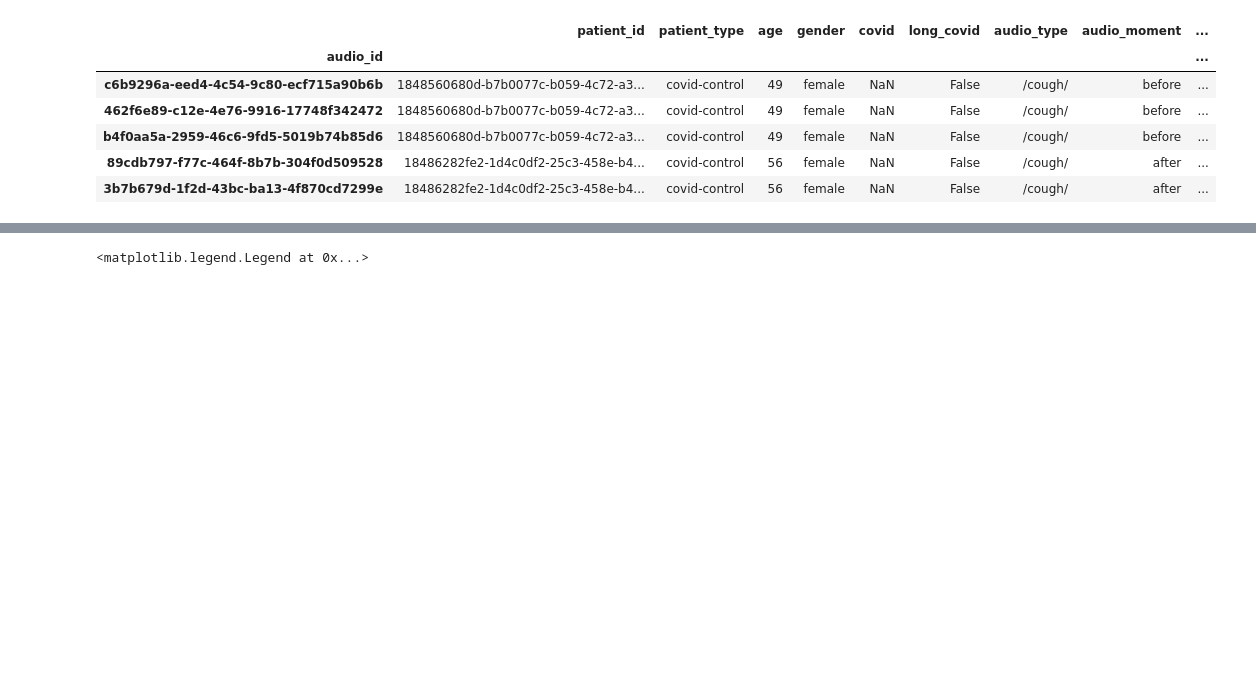
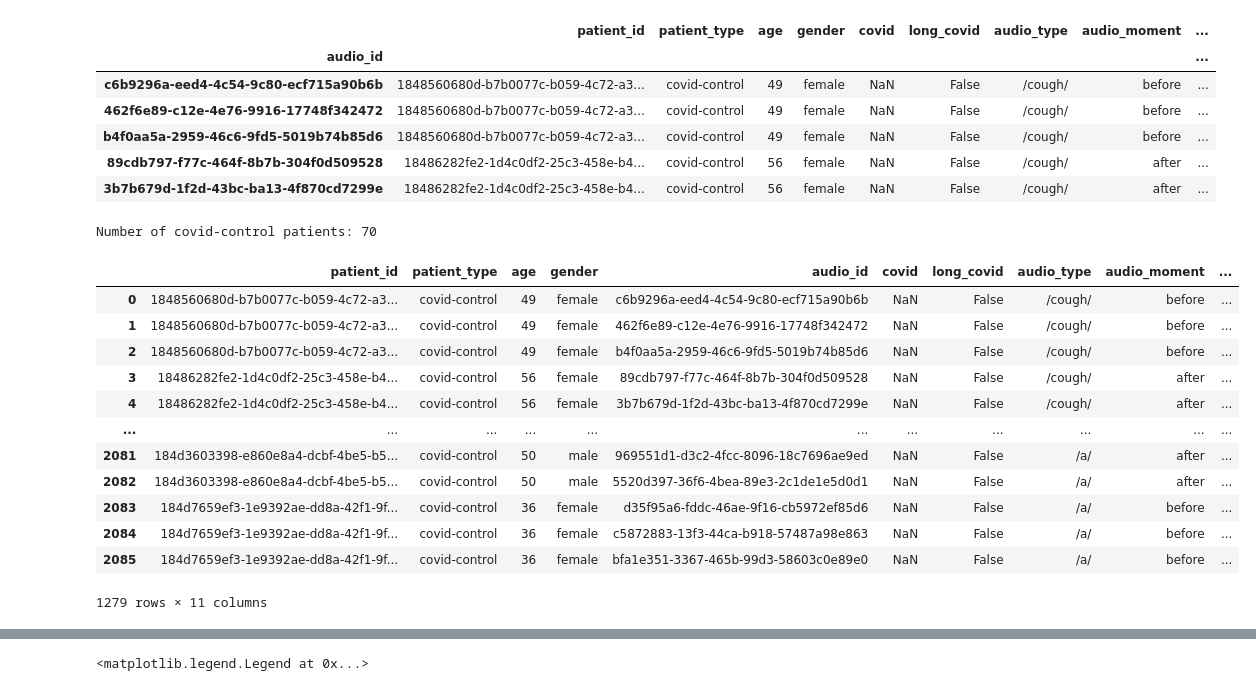
Before and after one commit to JMasr/Coperia_inference, a Jupyter notebook: notebooks/show_coperia_metadata.ipynb, the cells around one changed output, grey strips where cells are left out. Saved outputs shown, nothing was run; the diff lists cells and outputs as text; code cells hidden in the pictures; blank space fills up the shorter version.

```diff
--- a/notebooks/show_coperia_metadata.ipynb
+++ b/notebooks/show_coperia_metadata.ipynb
@@ -12,3 +12,24 @@ coperia_metadata.head()
 | b4f0aa5a-2959-46c6-9fd5-5019b74b85d6 | 1848560680d-b7b0077c-b059-4c72-a3... | covid-control | 49 | female | NaN | False | /cough/ | before | ... |
 | 89cdb797-f77c-464f-8b7b-304f0d509528 | 18486282fe2-1d4c0df2-25c3-458e-b4... | covid-control | 56 | female | NaN | False | /cough/ | after | ... |
 | 3b7b679d-1f2d-43bc-ba13-4f870cd7299e | 18486282fe2-1d4c0df2-25c3-458e-b4... | covid-control | 56 | female | NaN | False | /cough/ | after | ... |
+# %%
+df = coperia_metadata.copy()
+
+covid_control = df[(df['patient_type'] == 'covid-control')]
+print(f'Number of covid-control patients: {covid_control["patient_id"].nunique()}')
+covid_control
+# %% [output]
+Number of covid-control patients: 70
+|  | patient_id | patient_type | age | gender | audio_id | covid | long_covid | audio_type | audio_moment | ... |
+| 0 | 1848560680d-b7b0077c-b059-4c72-a3... | covid-control | 49 | female | c6b9296a-eed4-4c54-9c80-ecf715a90b6b | NaN | False | /cough/ | before | ... |
+| 1 | 1848560680d-b7b0077c-b059-4c72-a3... | covid-control | 49 | female | 462f6e89-c12e-4e76-9916-17748f342472 | NaN | False | /cough/ | before | ... |
+| 2 | 1848560680d-b7b0077c-b059-4c72-a3... | covid-control | 49 | female | b4f0aa5a-2959-46c6-9fd5-5019b74b85d6 | NaN | False | /cough/ | before | ... |
+| 3 | 18486282fe2-1d4c0df2-25c3-458e-b4... | covid-control | 56 | female | 89cdb797-f77c-464f-8b7b-304f0d509528 | NaN | False | /cough/ | after | ... |
+| 4 | 18486282fe2-1d4c0df2-25c3-458e-b4... | covid-control | 56 | female | 3b7b679d-1f2d-43bc-ba13-4f870cd7299e | NaN | False | /cough/ | after | ... |
+| ... | ... | ... | ... | ... | ... | ... | ... | ... | ... | ... |
+| 2081 | 184d3603398-e860e8a4-dcbf-4be5-b5... | covid-control | 50 | male | 969551d1-d3c2-4fcc-8096-18c7696ae9ed | NaN | False | /a/ | after | ... |
+| 2082 | 184d3603398-e860e8a4-dcbf-4be5-b5... | covid-control | 50 | male | 5520d397-36f6-4bea-89e3-2c1de1e5d0d1 | NaN | False | /a/ | after | ... |
+| 2083 | 184d7659ef3-1e9392ae-dd8a-42f1-9f... | covid-control | 36 | female | d35f95a6-fddc-46ae-9f16-cb5972ef85d6 | NaN | False | /a/ | before | ... |
+| 2084 | 184d7659ef3-1e9392ae-dd8a-42f1-9f... | covid-control | 36 | female | c5872883-13f3-44ca-b918-57487a98e863 | NaN | False | /a/ | before | ... |
+| 2085 | 184d7659ef3-1e9392ae-dd8a-42f1-9f... | covid-control | 36 | female | bfa1e351-3367-465b-99d3-58603c0e89e0 | NaN | False | /a/ | before | ... |
+1279 rows × 11 columns
```
Also changed, not shown: parts of 3 cells of this notebook.
